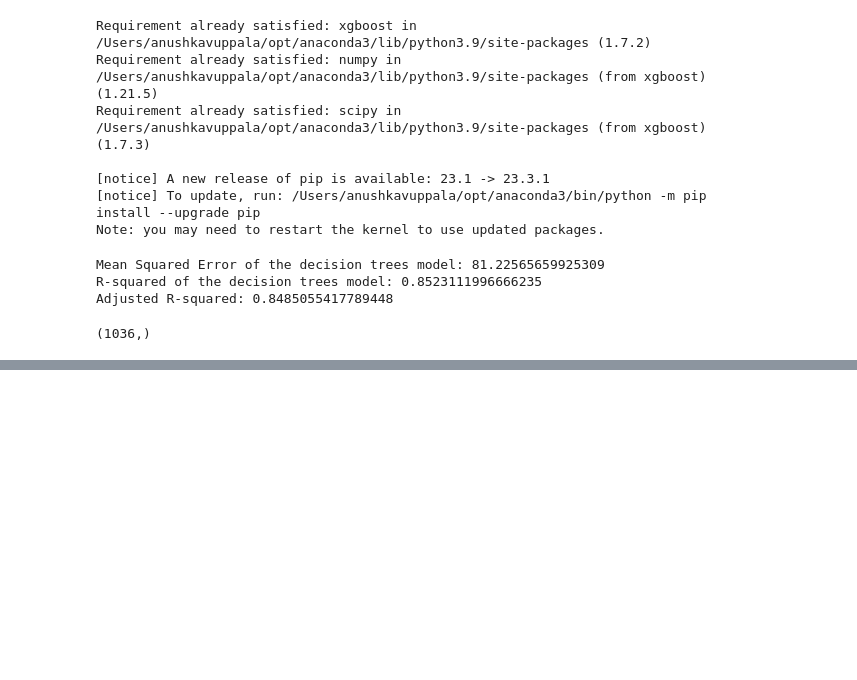
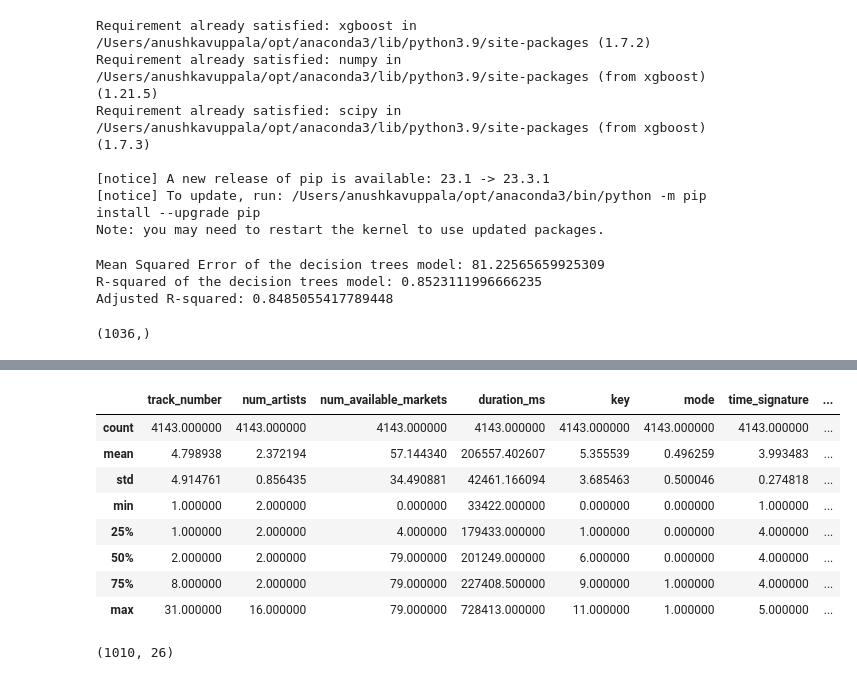
Before and after one commit to anushkavp/Music-Collaboration-Analysis, a Jupyter notebook: Preprocessing.ipynb, the cells around one changed output, grey strips where cells are left out. Saved outputs shown, nothing was run; the diff lists cells and outputs as text; code cells hidden in the pictures; blank space fills up the shorter version.

Commit message:
updated modeling code

```diff
--- a/Preprocessing.ipynb
+++ b/Preprocessing.ipynb
@@ -1365,0 +1384,11 @@ Notes:
+# %%
+lasso_alpha=0.01
+
+lasso_reg = Lasso(lasso_alpha)
+lasso_reg.fit(scaled_x_train[remaining_columns], y_train)
+
+r2=lasso_reg.score(scaled_x_train[remaining_columns],y_train)
+print("R-squared of lasso of training data:",r2)
+print("Adjusted r-squared of lasso of training data:",adj_r2(scaled_x_train[remaining_columns],y_train,lasso_reg))
+
+print("Adjusted r-squared of lasso of testing data:",adj_r2(scaled_x_test[remaining_columns],y_test,lasso_reg))
@@ -1365,0 +1399,11 @@ Notes:
+# %%
+# Ridge Regression
+from sklearn.linear_model import Ridge
+from sklearn.model_selection import GridSearchCV
+
+ridge=Ridge()
+parameters={'alpha':[1e-15,1e-10,1e-8,1e-3,1e-2,1]}
+ridge_regressor=GridSearchCV(ridge,parameters,scoring='neg_mean_squared_error',cv=5)
+ridge_regressor.fit(scaled_x_train[remaining_columns],y_train)
+print(ridge_regressor.best_params_)
+print(ridge_regressor.best_score_)
@@ -1365,0 +1413,8 @@ Notes:
+# %%
+Ridge_alpha=1 #best alpha value
+ridge_reg = Lasso(Ridge_alpha)
+ridge_reg.fit(scaled_x_train[remaining_columns], y_train)
+r2=ridge_reg.score(scaled_x_train[remaining_columns],y_train)
+print("R-squared of ridge with training data:",r2)
+print("Adjusted r-squared of ridge with training data:",adj_r2(scaled_x_train[remaining_columns],y_train,ridge_reg))
+print("Adjusted r-squared of ridge with test data",adj_r2(scaled_x_test[remaining_columns],y_test,ridge_reg))
@@ -1365,0 +1425,12 @@ Notes:
+# %%
+# elastic net
+from sklearn.linear_model  import  ElasticNetCV
+elasticCV = ElasticNetCV(alphas = None, cv =5)
+
+elasticCV.fit(scaled_x_train[remaining_columns], y_train)
+
+elastic_alpha=elasticCV.alpha_
+print(elastic_alpha)
+from sklearn.linear_model  import  ElasticNet
+elasticnet_reg = ElasticNet(alpha = elastic_alpha)
+elasticnet_reg.fit(scaled_x_train[remaining_columns], y_train)
@@ -1414,0 +1513,16 @@ y_test.shape
+# %%
+X_train.describe()
+# %% [output]
+|  | track_number | num_artists | num_available_markets | duration_ms | key | mode | time_signature | ... |
+| count | 4143.000000 | 4143.000000 | 4143.000000 | 4143.000000 | 4143.000000 | 4143.000000 | 4143.000000 | ... |
+| mean | 4.798938 | 2.372194 | 57.144340 | 206557.402607 | 5.355539 | 0.496259 | 3.993483 | ... |
+| std | 4.914761 | 0.856435 | 34.490881 | 42461.166094 | 3.685463 | 0.500046 | 0.274818 | ... |
+| min | 1.000000 | 2.000000 | 0.000000 | 33422.000000 | 0.000000 | 0.000000 | 1.000000 | ... |
+| 25% | 1.000000 | 2.000000 | 4.000000 | 179433.000000 | 1.000000 | 0.000000 | 4.000000 | ... |
+| 50% | 2.000000 | 2.000000 | 79.000000 | 201249.000000 | 6.000000 | 0.000000 | 4.000000 | ... |
+| 75% | 8.000000 | 2.000000 | 79.000000 | 227408.500000 | 9.000000 | 1.000000 | 4.000000 | ... |
+| max | 31.000000 | 16.000000 | 79.000000 | 728413.000000 | 11.000000 | 1.000000 | 5.000000 | ... |
+# %%
+X_train[X_train["num_artists"]>2].shape
+# %% [output]
+(1010, 26)
```
Also changed, not shown: parts of 34 cells of this notebook.
